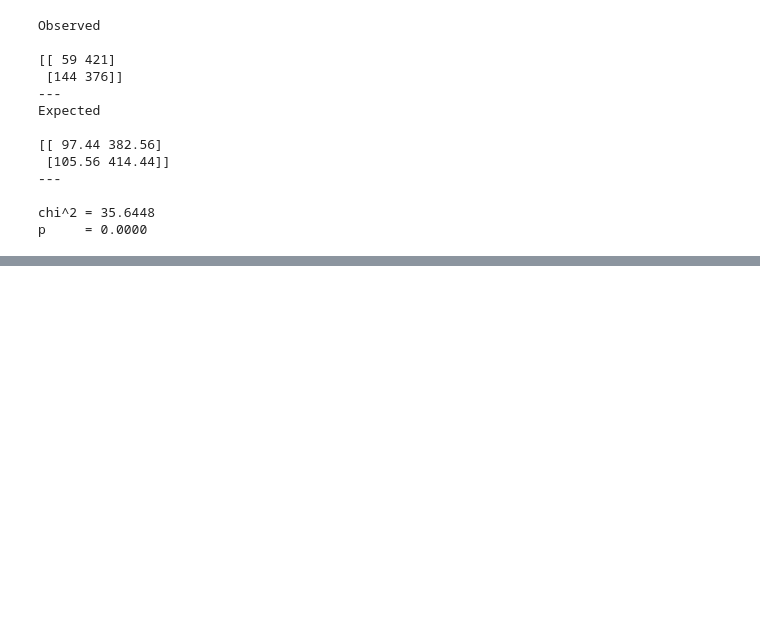
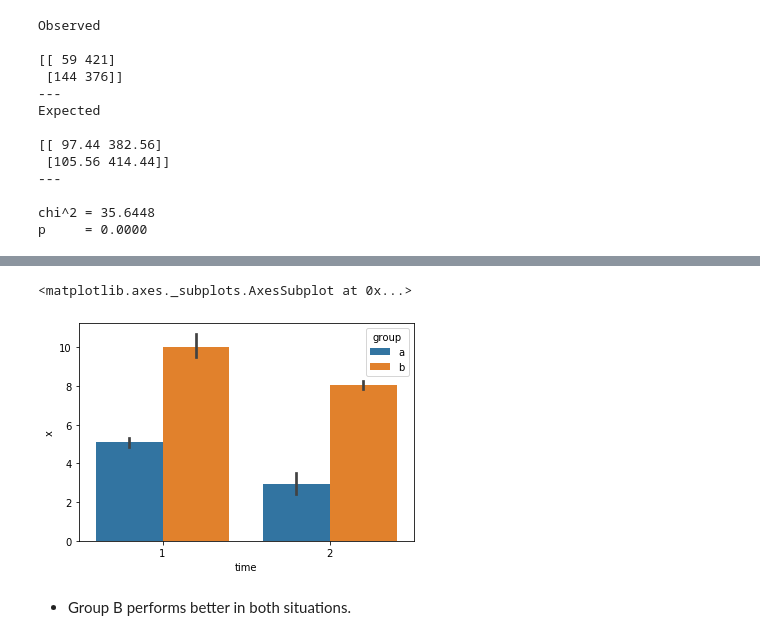
Before and after one commit to matt-c-knight/clustering-exercises, a Jupyter notebook: warmup_10_13.ipynb, the cells around one changed output, grey strips where cells are left out. Saved outputs shown, nothing was run; the diff lists cells and outputs as text; code cells hidden in the pictures; blank space fills up the shorter version.

```diff
--- a/warmup_10_13.ipynb
+++ b/warmup_10_13.ipynb
@@ -160,0 +173,7 @@ p     = 0.0000
+# %%
+sns.barplot(x='time', y='x', hue='group', data=df1)
+# %% [output]
+<matplotlib.axes._subplots.AxesSubplot at 0x...>
+[figure, added]
+# %% [markdown]
+- Group B performs better in both situations.
```
Also changed, not shown: parts of 4 cells of this notebook.
